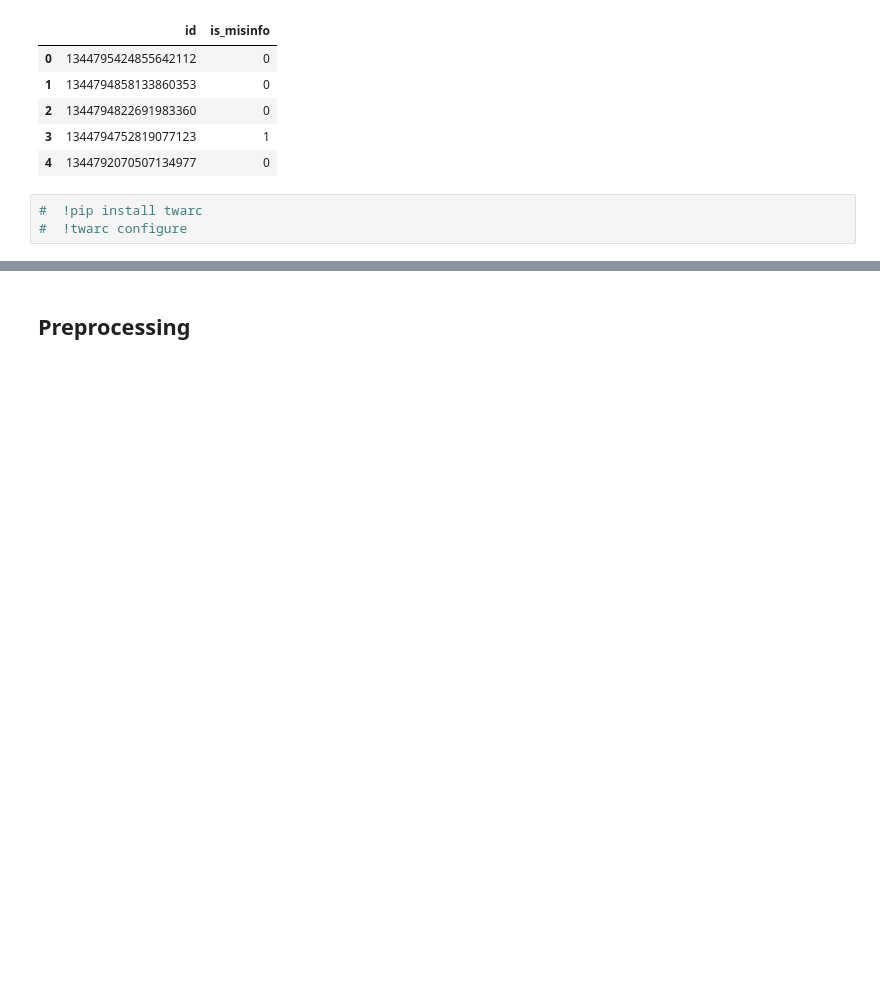
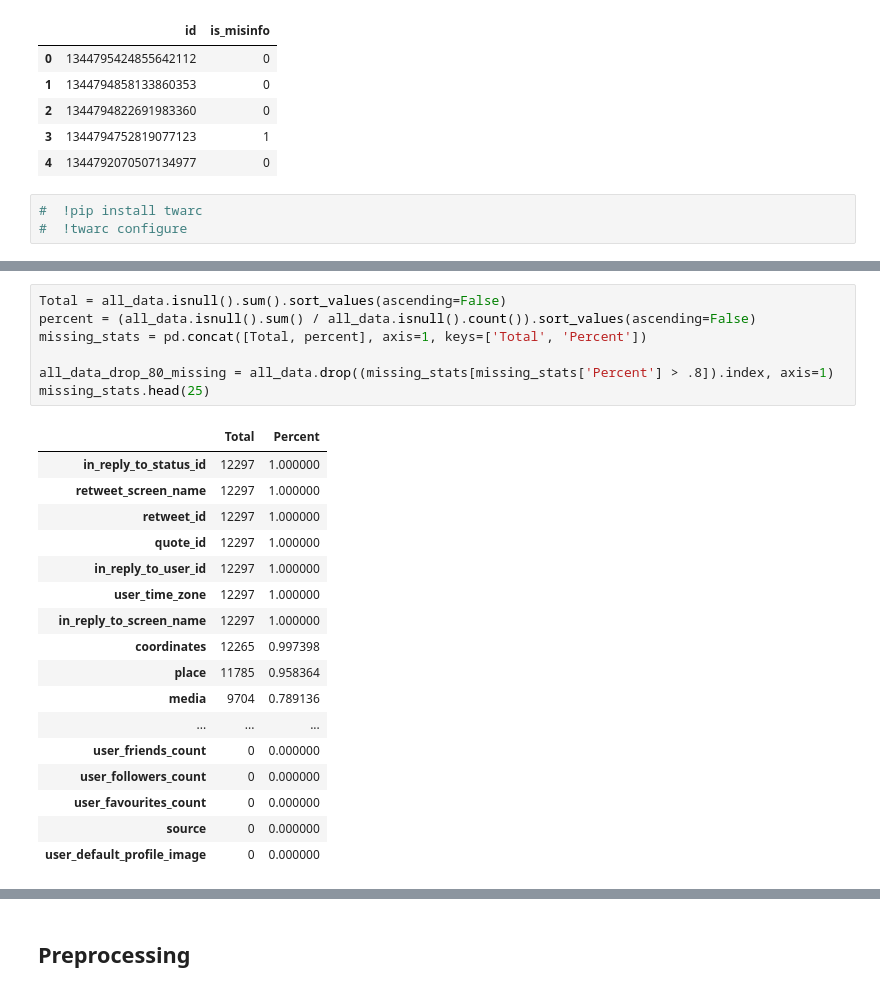
Before and after one commit to krautgortna/NLP_Project_SS22, a Jupyter notebook: NLP_FakePolice.ipynb, the cells around one changed output, grey strips where cells are left out. Cells and saved outputs as stored; diff of their text form; blank space fills up the shorter version.

```diff
--- a/NLP_FakePolice.ipynb
+++ b/NLP_FakePolice.ipynb
@@ -72,3 +64,28 @@ df_all_data.text
 12295    Dec 2020:\nMOH: Vaccines are here!\nFPs: Yay! ...
 12296    Fauci to #unvaccinated Americans: “get over th...
 Name: text, Length: 12297, dtype: object
+# %%
+Total = all_data.isnull().sum().sort_values(ascending=False)
+percent = (all_data.isnull().sum() / all_data.isnull().count()).sort_values(ascending=False)
+missing_stats = pd.concat([Total, percent], axis=1, keys=['Total', 'Percent'])
+
+all_data_drop_80_missing = all_data.drop((missing_stats[missing_stats['Percent'] > .8]).index, axis=1)
+missing_stats.head(25)
+# %% [output]
+|  | Total | Percent |
+| in_reply_to_status_id | 12297 | 1.000000 |
+| retweet_screen_name | 12297 | 1.000000 |
+| retweet_id | 12297 | 1.000000 |
+| quote_id | 12297 | 1.000000 |
+| in_reply_to_user_id | 12297 | 1.000000 |
+| user_time_zone | 12297 | 1.000000 |
+| in_reply_to_screen_name | 12297 | 1.000000 |
+| coordinates | 12265 | 0.997398 |
+| place | 11785 | 0.958364 |
+| media | 9704 | 0.789136 |
+| ... | ... | ... |
+| user_friends_count | 0 | 0.000000 |
+| user_followers_count | 0 | 0.000000 |
+| user_favourites_count | 0 | 0.000000 |
+| source | 0 | 0.000000 |
+| user_default_profile_image | 0 | 0.000000 |
```
Also changed, not shown: parts of 21 cells of this notebook.
